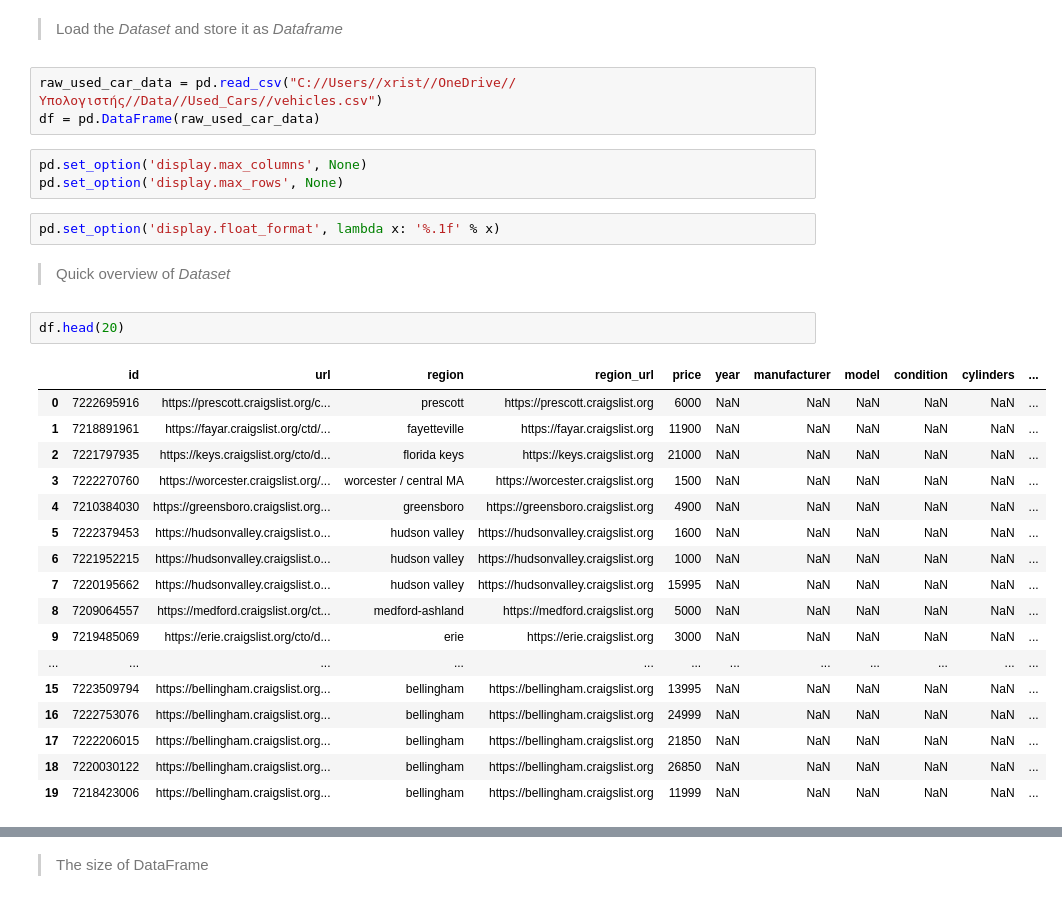
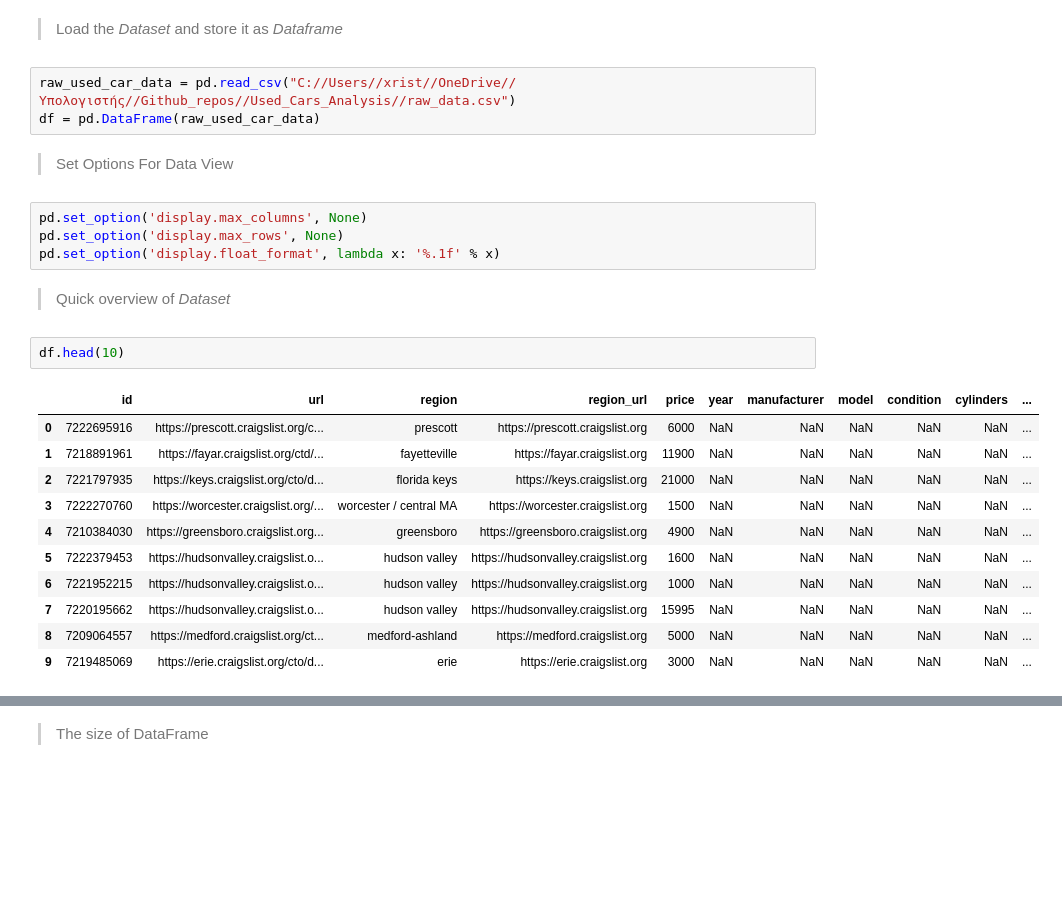
Before and after one commit to ChrisDiamantis99/Used-Cars-Analysis, a Jupyter notebook: Used_Cars_Analysis.ipynb, the cells around one changed output, grey strips where cells are left out. Saved outputs shown, nothing was run; the diff lists cells and outputs as text; blank space fills up the shorter version.

```diff
--- a/Used_Cars_Analysis.ipynb
+++ b/Used_Cars_Analysis.ipynb
@@ -15,33 +19,28 @@ sns.set()
 # %% [markdown]
 > Load the *Dataset* and store it as *Dataframe*
 # %%
-raw_used_car_data = pd.read_csv("C://Users//xrist//OneDrive//Υπολογιστής//Data//Used_Cars//vehicles.csv")
+raw_used_car_data = pd.read_csv("C://Users//xrist//OneDrive//Υπολογιστής//Github_repos//Used_Cars_Analysis//raw_data.csv")
 df = pd.DataFrame(raw_used_car_data)
+# %% [markdown]
+> Set Options For Data View
 # %%
 pd.set_option('display.max_columns', None)
 pd.set_option('display.max_rows', None)
+pd.set_option('display.float_format', lambda x: '%.1f' % x)
-# %%
-pd.set_option('display.float_format', lambda x: '%.1f' % x)
 # %% [markdown]
 > Quick overview of *Dataset*
 # %%
-df.head(20)
+df.head(10)
 # %% [output]
 |  | id | url | region | region_url | price | year | manufacturer | model | condition | cylinders | ... |
 | 0 | 7222695916 | https://prescott.craigslist.org/c... | prescott | https://prescott.craigslist.org | 6000 | NaN | NaN | NaN | NaN | NaN | ... |
 | 1 | 7218891961 | https://fayar.craigslist.org/ctd/... | fayetteville | https://fayar.craigslist.org | 11900 | NaN | NaN | NaN | NaN | NaN | ... |
 | 2 | 7221797935 | https://keys.craigslist.org/cto/d... | florida keys | https://keys.craigslist.org | 21000 | NaN | NaN | NaN | NaN | NaN | ... |
 | 3 | 7222270760 | https://worcester.craigslist.org/... | worcester / central MA | https://worcester.craigslist.org | 1500 | NaN | NaN | NaN | NaN | NaN | ... |
 | 4 | 7210384030 | https://greensboro.craigslist.org... | greensboro | https://greensboro.craigslist.org | 4900 | NaN | NaN | NaN | NaN | NaN | ... |
 | 5 | 7222379453 | https://hudsonvalley.craigslist.o... | hudson valley | https://hudsonvalley.craigslist.org | 1600 | NaN | NaN | NaN | NaN | NaN | ... |
 | 6 | 7221952215 | https://hudsonvalley.craigslist.o... | hudson valley | https://hudsonvalley.craigslist.org | 1000 | NaN | NaN | NaN | NaN | NaN | ... |
 | 7 | 7220195662 | https://hudsonvalley.craigslist.o... | hudson valley | https://hudsonvalley.craigslist.org | 15995 | NaN | NaN | NaN | NaN | NaN | ... |
 | 8 | 7209064557 | https://medford.craigslist.org/ct... | medford-ashland | https://medford.craigslist.org | 5000 | NaN | NaN | NaN | NaN | NaN | ... |
 | 9 | 7219485069 | https://erie.craigslist.org/cto/d... | erie | https://erie.craigslist.org | 3000 | NaN | NaN | NaN | NaN | NaN | ... |
-| ... | ... | ... | ... | ... | ... | ... | ... | ... | ... | ... | ... |
-| 15 | 7223509794 | https://bellingham.craigslist.org... | bellingham | https://bellingham.craigslist.org | 13995 | NaN | NaN | NaN | NaN | NaN | ... |
-| 16 | 7222753076 | https://bellingham.craigslist.org... | bellingham | https://bellingham.craigslist.org | 24999 | NaN | NaN | NaN | NaN | NaN | ... |
-| 17 | 7222206015 | https://bellingham.craigslist.org... | bellingham | https://bellingham.craigslist.org | 21850 | NaN | NaN | NaN | NaN | NaN | ... |
-| 18 | 7220030122 | https://bellingham.craigslist.org... | bellingham | https://bellingham.craigslist.org | 26850 | NaN | NaN | NaN | NaN | NaN | ... |
-| 19 | 7218423006 | https://bellingham.craigslist.org... | bellingham | https://bellingham.craigslist.org | 11999 | NaN | NaN | NaN | NaN | NaN | ... |
 # %%
```
Also changed, not shown: parts of 45 cells of this notebook.
